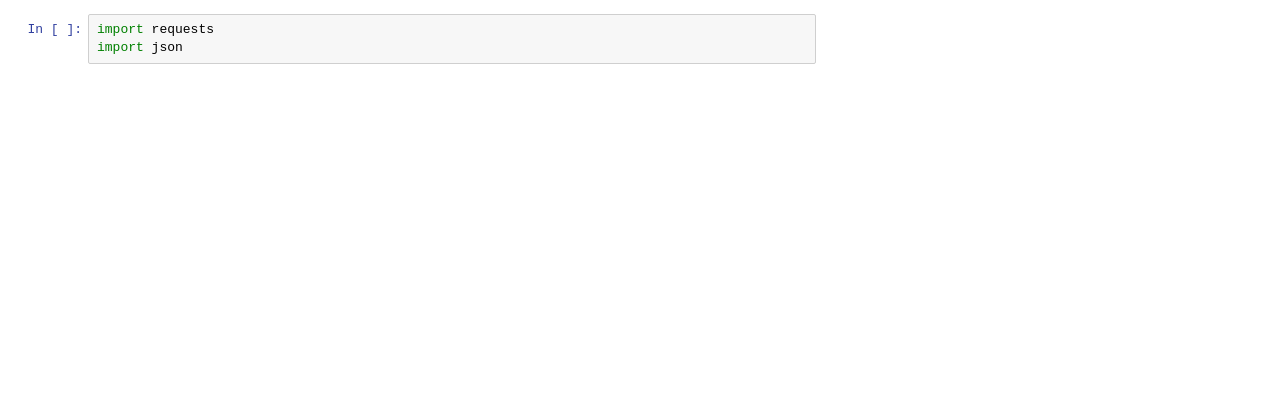
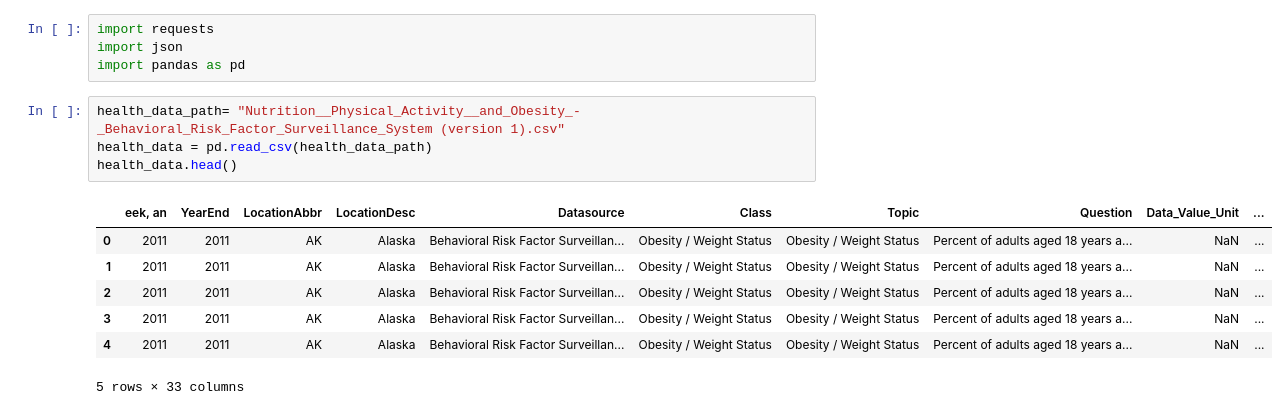
Before and after one commit to BrittLHeth/Project-1-API, a Jupyter notebook: Leah Notebook.ipynb, the cells around one changed output. Drawn from its saved outputs; the diff is of its cells as text; blank space fills up the shorter version.

Commit message:
health data into data frame

```diff
--- a/Leah Notebook.ipynb
+++ b/Leah Notebook.ipynb
@@ -1,3 +1,16 @@
 # %%
 import requests
 import json
+import pandas as pd
+# %%
+health_data_path= "Nutrition__Physical_Activity__and_Obesity_-_Behavioral_Risk_Factor_Surveillance_System (version 1).csv"
+health_data = pd.read_csv(health_data_path)
+health_data.head()
+# %% [output]
+|  | eek, an | YearEnd | LocationAbbr | LocationDesc | Datasource | Class | Topic | Question | Data_Value_Unit | ... |
+| 0 | 2011 | 2011 | AK | Alaska | Behavioral Risk Factor Surveillan... | Obesity / Weight Status | Obesity / Weight Status | Percent of adults aged 18 years a... | NaN | ... |
+| 1 | 2011 | 2011 | AK | Alaska | Behavioral Risk Factor Surveillan... | Obesity / Weight Status | Obesity / Weight Status | Percent of adults aged 18 years a... | NaN | ... |
+| 2 | 2011 | 2011 | AK | Alaska | Behavioral Risk Factor Surveillan... | Obesity / Weight Status | Obesity / Weight Status | Percent of adults aged 18 years a... | NaN | ... |
+| 3 | 2011 | 2011 | AK | Alaska | Behavioral Risk Factor Surveillan... | Obesity / Weight Status | Obesity / Weight Status | Percent of adults aged 18 years a... | NaN | ... |
+| 4 | 2011 | 2011 | AK | Alaska | Behavioral Risk Factor Surveillan... | Obesity / Weight Status | Obesity / Weight Status | Percent of adults aged 18 years a... | NaN | ... |
+5 rows × 33 columns
```
Also changed, not shown: parts of 4 cells of this notebook.
